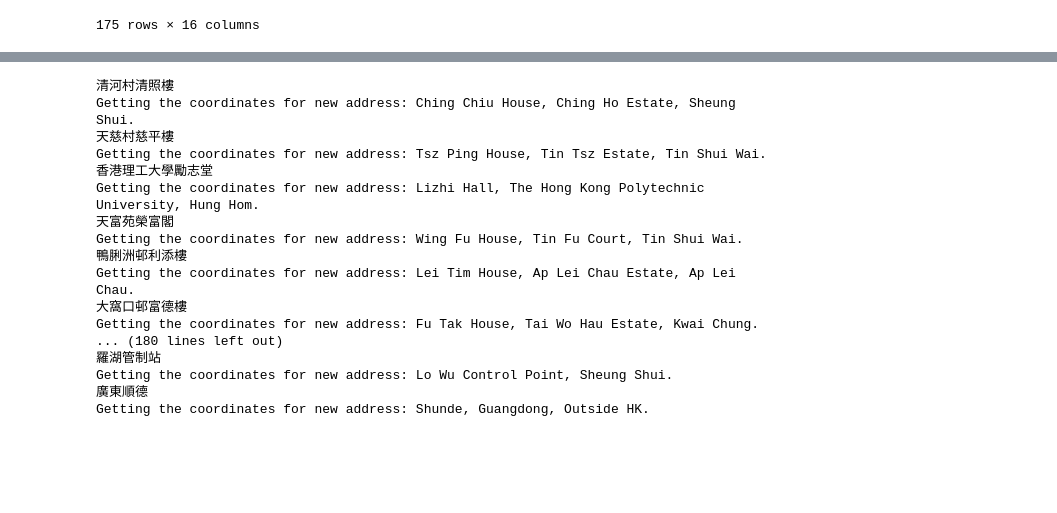
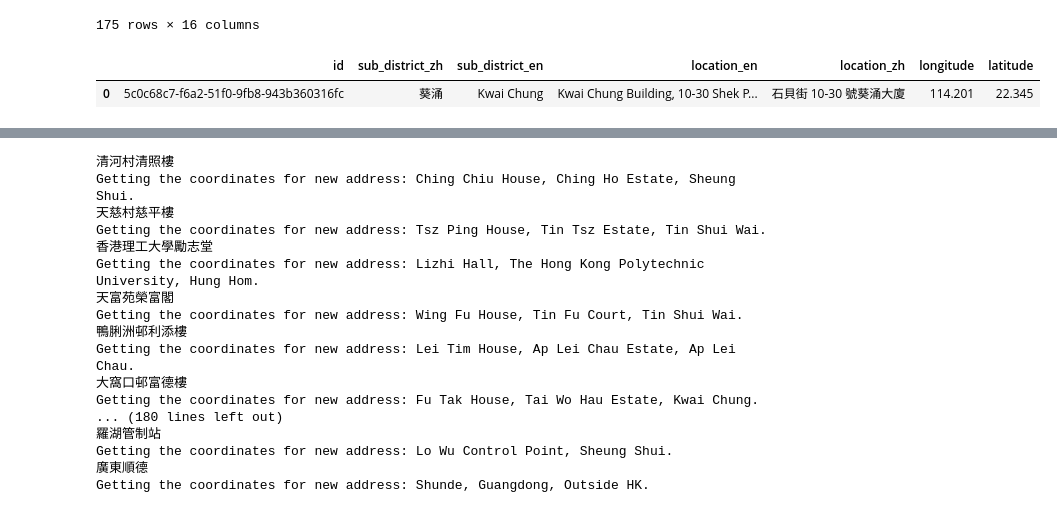
Before and after one commit to bc123456/wuhan_virus_dashboard, a Jupyter notebook: exploration/02_compose_data.ipynb, the cells around one changed output, grey strips where cells are left out. Cells and saved outputs as stored; diff of their text form; code cells hidden in the pictures; blank space fills up the shorter version.

```diff
--- a/exploration/02_compose_data.ipynb
+++ b/exploration/02_compose_data.ipynb
@@ -90,4 +90,9 @@ with open(r'../data/ADDRESS.pkl', 'rb') as f:
 address_df = address_df.loc[
     0:0
 ]
+# %%
+address_df
+# %% [output]
+|  | id | sub_district_zh | sub_district_en | location_en | location_zh | longitude | latitude |
+| 0 | 5c0c68c7-f6a2-51f0-9fb8-943b360316fc | 葵涌 | Kwai Chung | Kwai Chung Building, 10-30 Shek P... | 石貝街 10-30 號葵涌大廈 | 114.201 | 22.345 |
 # %%
```
Also changed, not shown: parts of 1 cell of this notebook, 5 other files.
